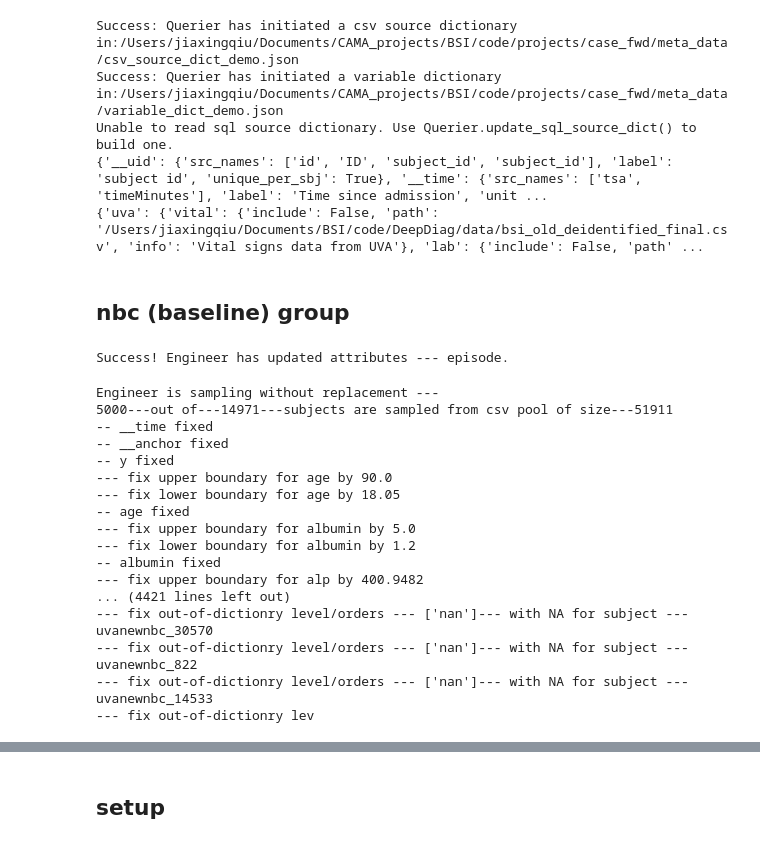
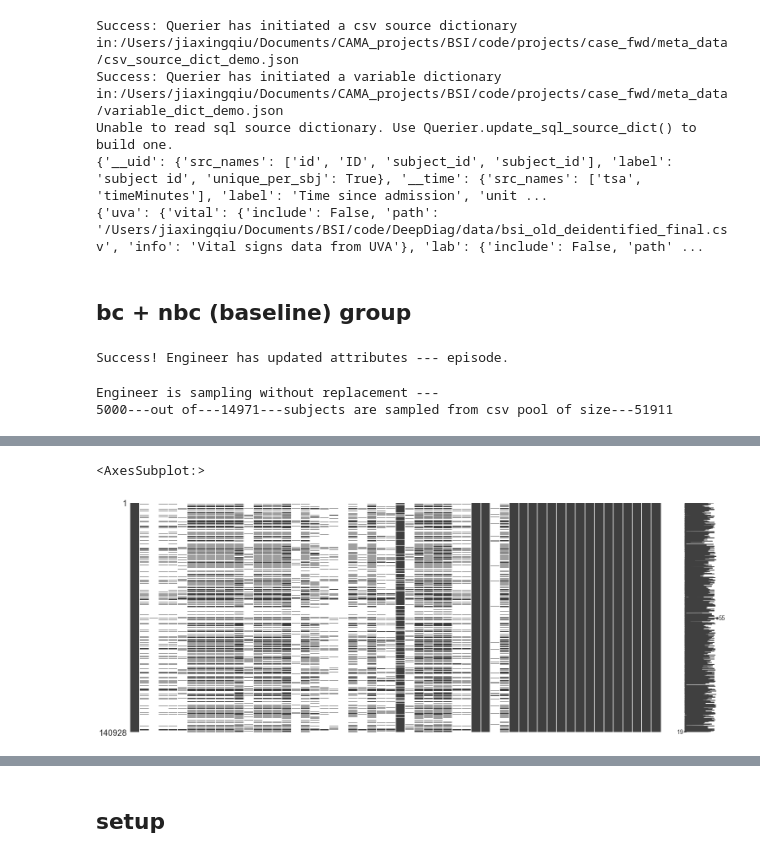
Before and after one commit to JiaxingQiu/FAIRStream, a Jupyter notebook: FAIRStream/tutorial_case5-Copy1.ipynb, the cells around one changed output, grey strips where cells are left out. Drawn from its saved outputs; the diff is of its cells as text; code cells hidden in the pictures.

Commit message:
allow skipping or keeping certain uid by input

```diff
--- a/FAIRStream/tutorial_case5-Copy1.ipynb
+++ b/FAIRStream/tutorial_case5-Copy1.ipynb
@@ -50,7 +50,7 @@ Unable to read sql source dictionary. Use Querier.update_sql_source_dict() to bu
 #                                   file_key="all",
 #                                   sep="_")
 # %% [markdown]
-## nbc (baseline) group
+## bc + nbc (baseline) group
 # %%
 #all_df = pd.DataFrame()
 # define an episode (notice that the engineer now has new attributes)
@@ -65,38 +65,19 @@ Success! Engineer has updated attributes --- episode.
 # Build MVTS dataframe or tfds  (notice that the engineer now has new attributes)
 bsi_stream.engineer.BuildMVTS(csv_pool_path,
                               nsbj = 5000, # number of subjects / patients to sample from the pool
-                              replace=False, # sample with replacement or not
+                              replace = False, # sample with replacement or not
                               valid_frac = 0.2, # fraction of number of subjects in validation dataset
                               test_frac = 0.1, # fraction of number of subjects in left-out test dataset
                               batch_size = 64, # batch size (usually 32,64,128..)
-                              impute_input='median', # imputation on predictors
-                              impute_output='median',
+                              impute_input='none', # imputation on predictors
+                              impute_output='none',# imputation on response (no need in BSI project)
                               sep="_",
-                              return_episode=True)# imputation on response (no need in BSI project)
+                              return_episode=True)
 # %% [output]
 Engineer is sampling without replacement ---
 5000---out of---14971---subjects are sampled from csv pool of size---51911
--- __time fixed
--- __anchor fixed
--- y fixed
---- fix upper boundary for age by 90.0
---- fix lower boundary for age by 18.05
--- age fixed
---- fix upper boundary for albumin by 5.0
---- fix lower boundary for albumin by 1.2
--- albumin fixed
---- fix upper boundary for alp by 400.9482
-... (4421 lines left out)
---- fix out-of-dictionry level/orders --- ['nan']--- with NA for subject ---uvanewnbc_30570
---- fix out-of-dictionry level/orders --- ['nan']--- with NA for subject ---uvanewnbc_822
---- fix out-of-dictionry level/orders --- ['nan']--- with NA for subject ---uvanewnbc_14533
---- fix out-of-dictionry lev
 # %%
 all_df_new = pd.concat( [bsi_stream.engineer.train_df, bsi_stream.engineer.valid_df], axis=0)
 all_df_new = pd.concat( [all_df_new, bsi_stream.engineer.test_df], axis=0)
-# filter 3 days after the anchor [0, 72]
-all_df_new = all_df_new.loc[all_df_new.__ep_relative_time>=0,:]
-# shift ep relative time by 48 hours [-48, 24]
-all_df_new.__ep_relative_time = all_df_new.__ep_relative_time - 2*24*60
-all_df_new.describe()
+msno.matrix(all_df_new)
 # %% [output]
@@ -111,0 +84,2 @@ all_df_new.describe()
+<AxesSubplot:>
+[figure, added]
```
Also changed, not shown: parts of 5 cells of this notebook, 6 other files.
